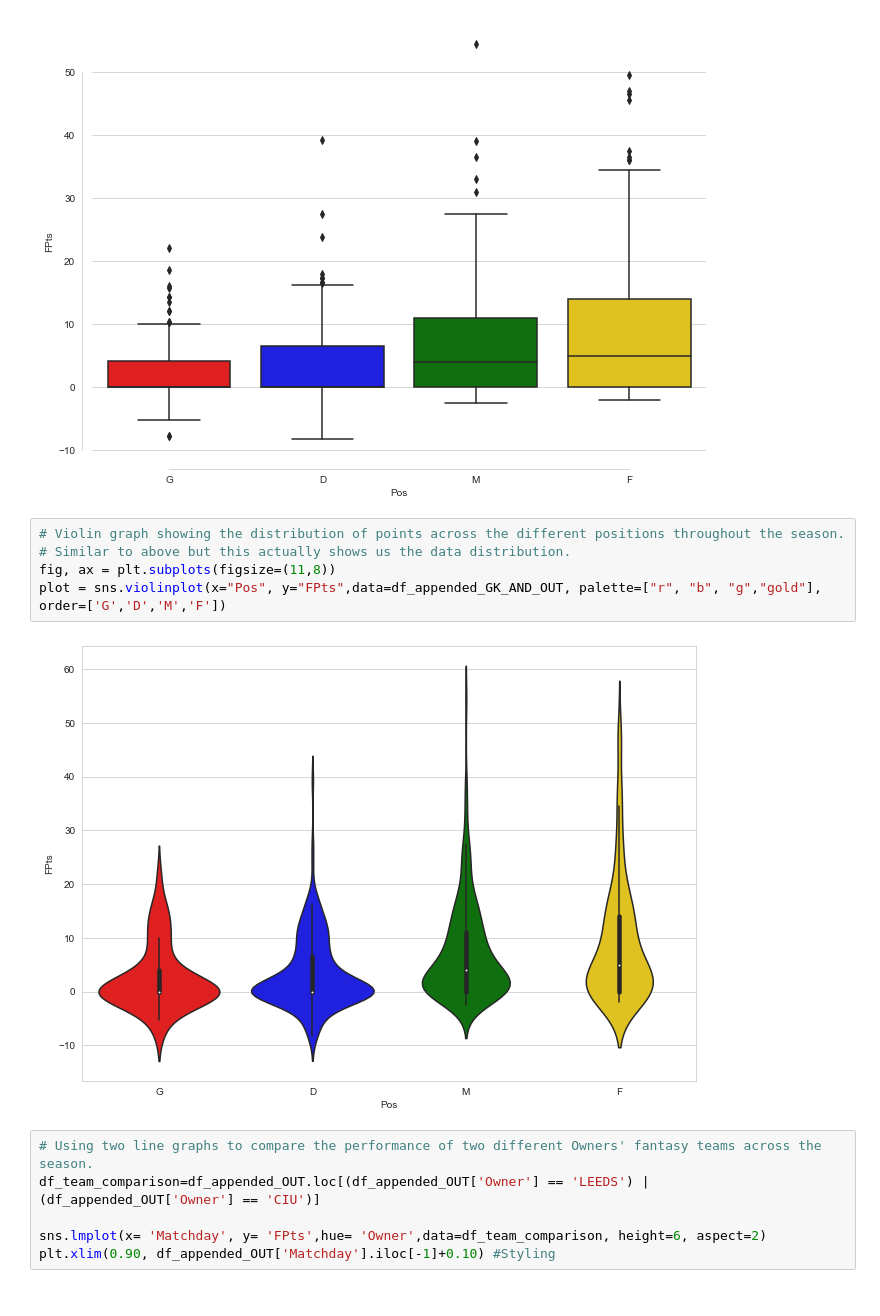
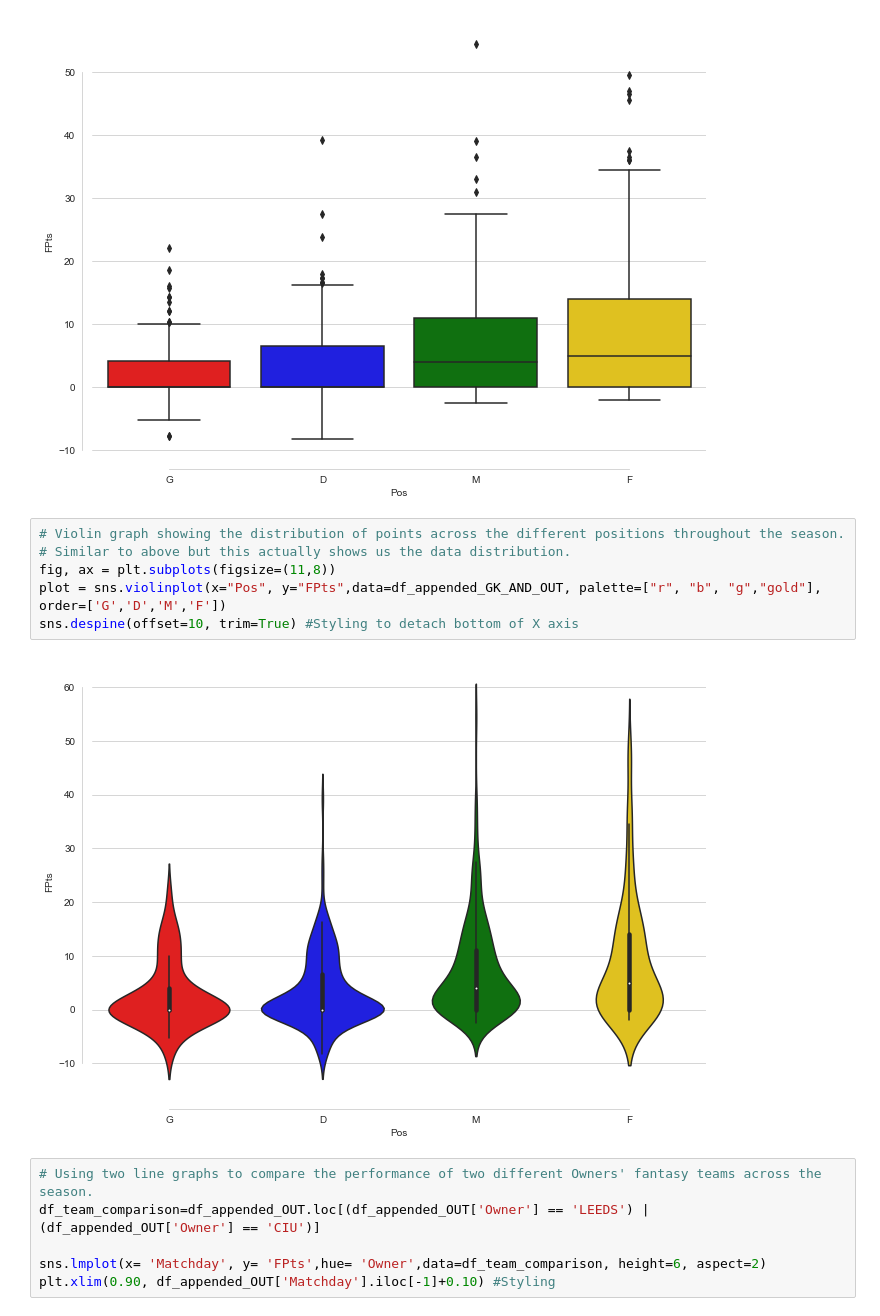
Before and after one commit to AlfonsoGhislieri/Fantasy-Football-Analytics, a Jupyter notebook: EPL Fantrax.ipynb, the cells around one changed output. Cells and saved outputs as stored; diff of their text form.

```diff
--- a/EPL Fantrax.ipynb
+++ b/EPL Fantrax.ipynb
@@ -182,10 +192,11 @@ sns.despine(offset=10, trim=True) #Styling to detach bottom of X axis
 # %%
 # Violin graph showing the distribution of points across the different positions throughout the season.
 # Similar to above but this actually shows us the data distribution.
 fig, ax = plt.subplots(figsize=(11,8))
 plot = sns.violinplot(x="Pos", y="FPts",data=df_appended_GK_AND_OUT, palette=["r", "b", "g","gold"], order=['G','D','M','F'])
+sns.despine(offset=10, trim=True) #Styling to detach bottom of X axis
 # %% [output]
-[figure, old version]
+[figure, new version]
 # %%
 # Using two line graphs to compare the performance of two different Owners' fantasy teams across the season.
 df_team_comparison=df_appended_OUT.loc[(df_appended_OUT['Owner'] == 'LEEDS') | (df_appended_OUT['Owner'] == 'CIU')]
```
Also changed, not shown: parts of 10 cells of this notebook.
